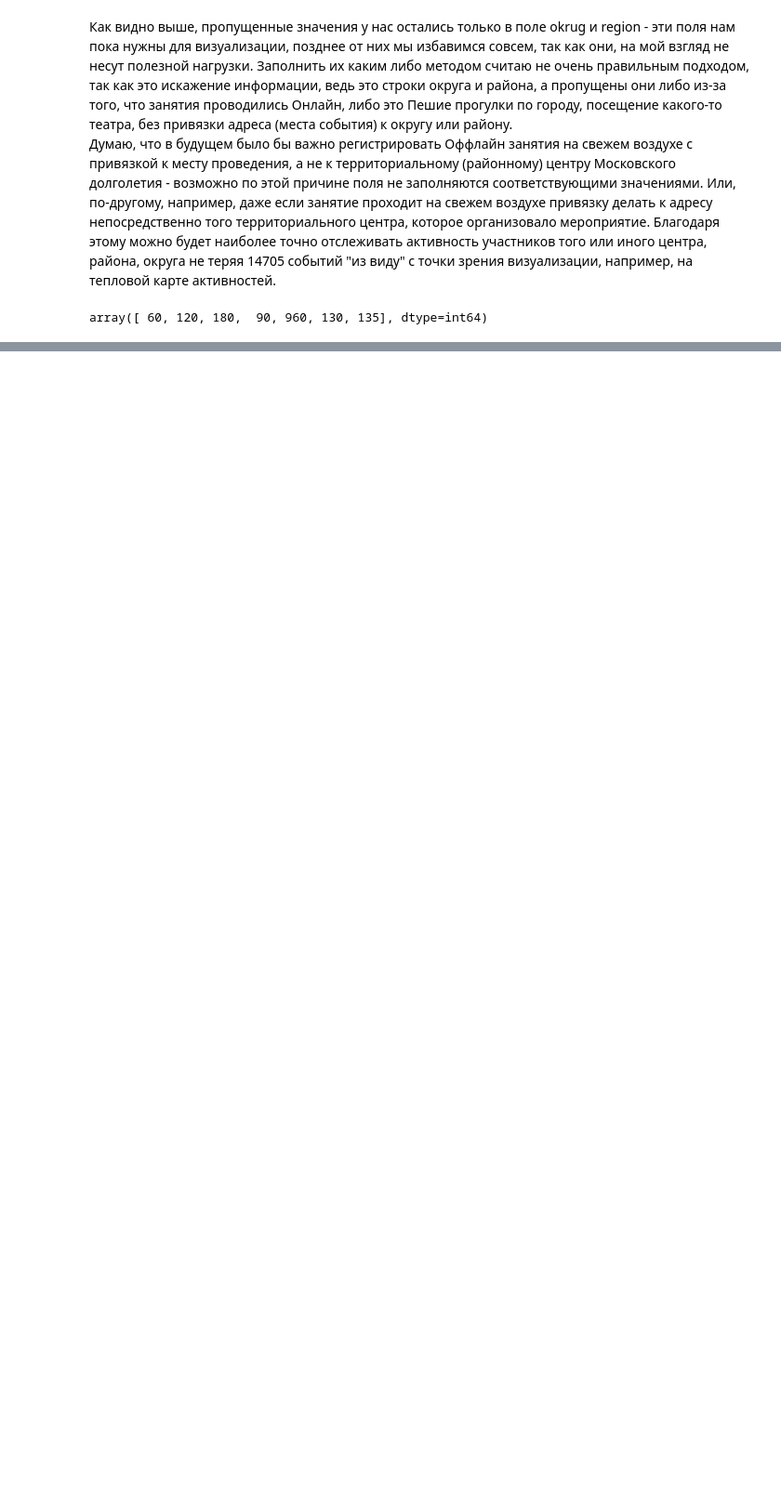
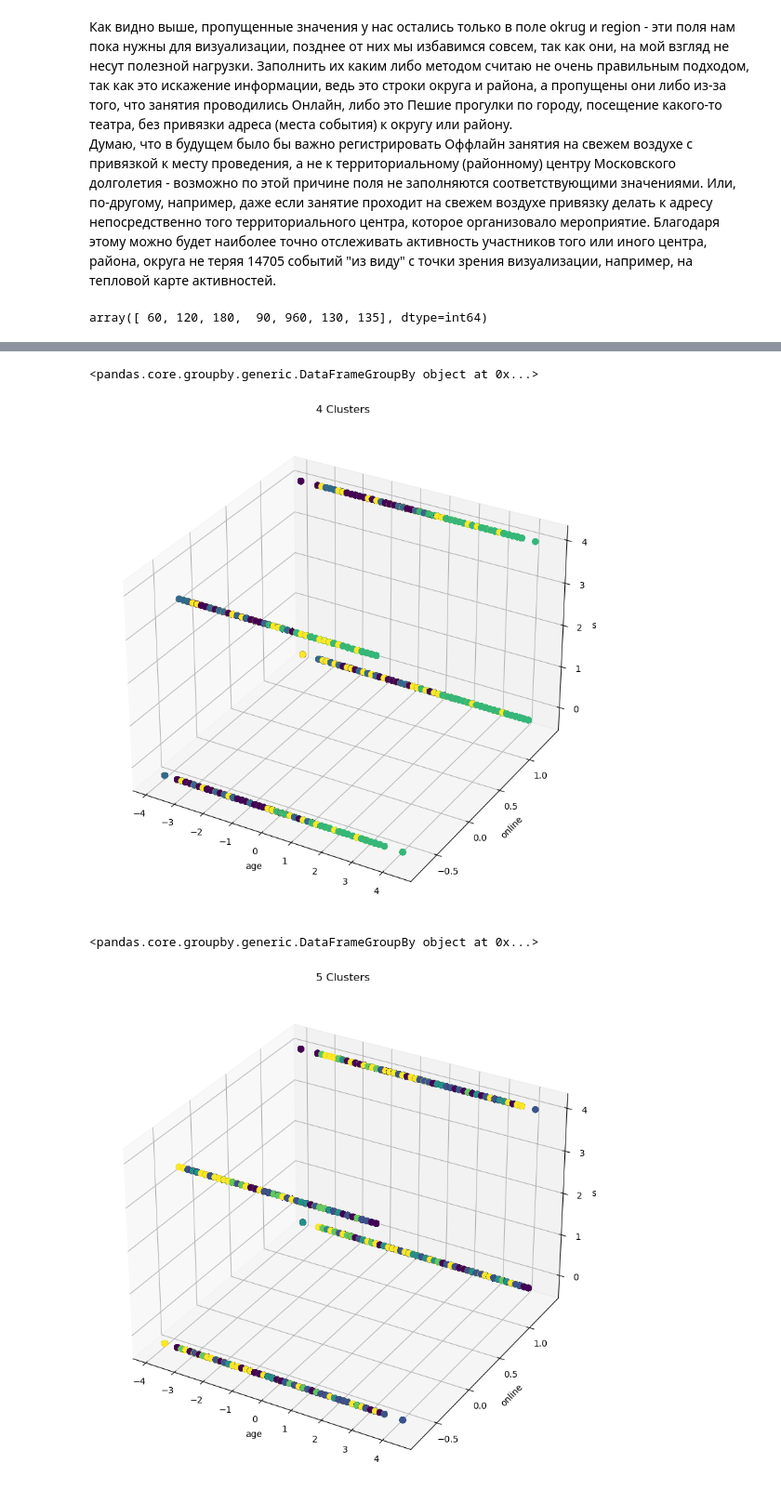
Before and after one commit to glazole/Moscow_Longevity, a Jupyter notebook: mos_longevity_full.ipynb, the cells around one changed output, grey strips where cells are left out. Shown at 93% size. Saved outputs shown, nothing was run; the diff lists cells and outputs as text; code cells hidden in the pictures; blank space fills up the shorter version.

```diff
--- a/mos_longevity_full.ipynb
+++ b/mos_longevity_full.ipynb
@@ -1039,0 +1624,20 @@ md.plot(x='type1', y='age', kind='bar')
+# %%
+for i in range(4,9):
+  model = KMeans(n_clusters = i, random_state = 42, init='k-means++', n_init = 'auto', max_iter = 300)
+  model.fit(df_standart)
+
+  df_clean[f'{i}_clusters'] = model.labels_
+
+  print(df_clean.groupby(f'{i}_clusters')[['age','online','level1']])
+  mos_long = plt.figure(figsize=(15,12)).add_subplot(projection='3d')
+  mos_long.scatter(df_standart["age"], df_standart["online"], df_standart["level1"], c = df_clean[f'{i}_clusters'], alpha = 1, s =40)
+  mos_long.set_xlabel('age')
+  mos_long.set_ylabel('online')
+  mos_long.set_zlabel('level1')
+  mos_long.set_title(f'{i} Clusters')
+  plt.show()
+# %% [output]
+<pandas.core.groupby.generic.DataFrameGroupBy object at 0x...>
+[figure, added]
+<pandas.core.groupby.generic.DataFrameGroupBy object at 0x...>
+[figure, added]
```
Also changed, not shown: parts of 148 cells of this notebook.
